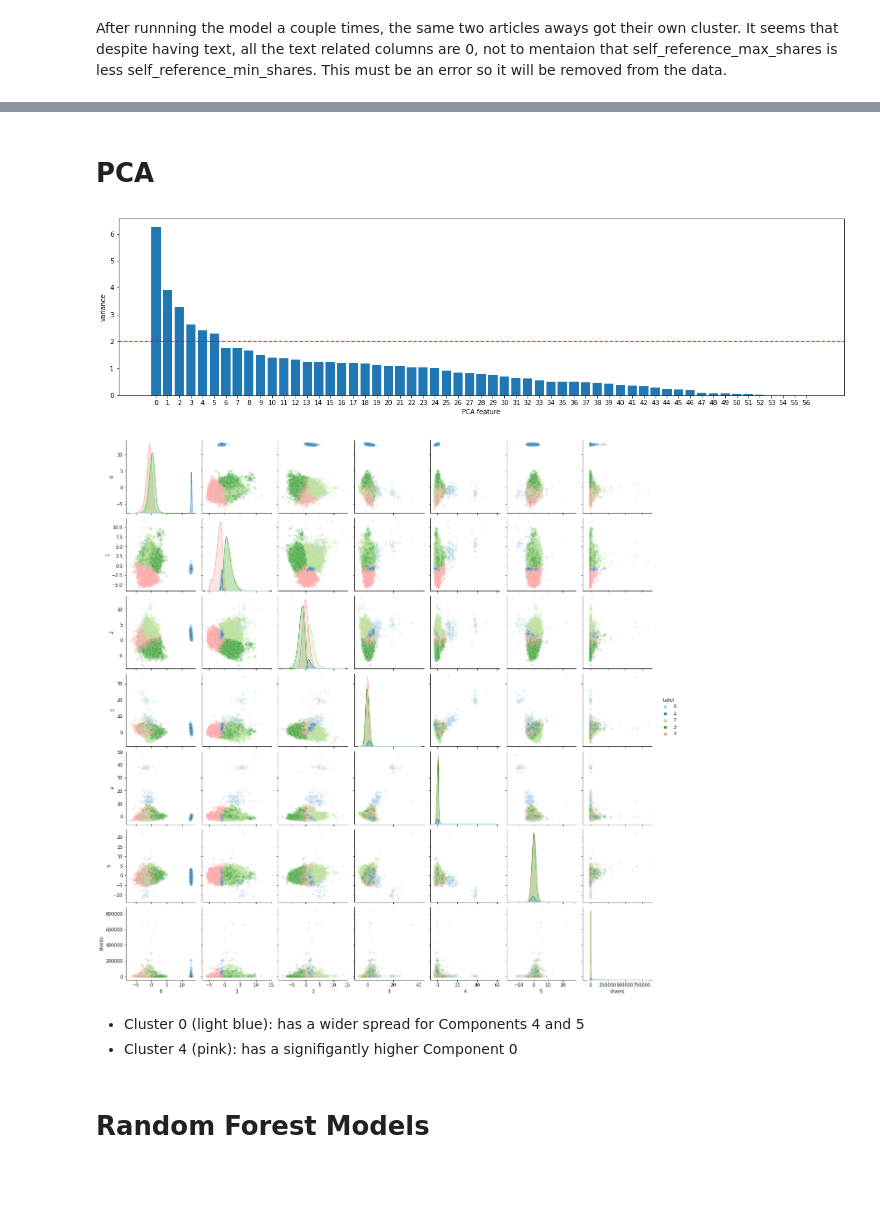
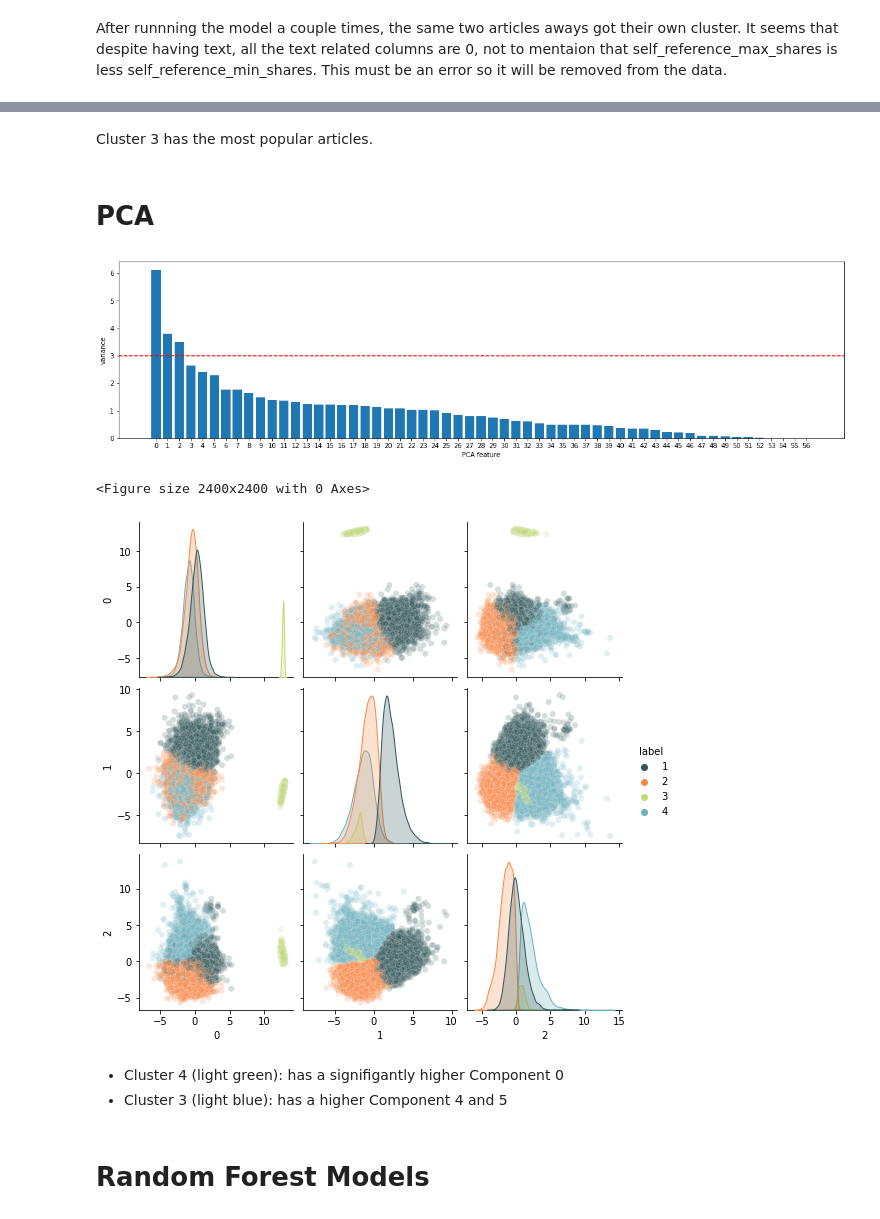
Before and after one commit to taracrutchfield/CapstoneTwo_ArticleShares, a Jupyter notebook: Pre-Processing and Modeling.ipynb, the cells around one changed output, grey strips where cells are left out. Saved outputs shown, nothing was run; the diff lists cells and outputs as text; code cells hidden in the pictures; blank space fills up the shorter version.

Commit message:
Made graphs larger

```diff
--- a/Pre-Processing and Modeling.ipynb
+++ b/Pre-Processing and Modeling.ipynb
@@ -81,15 +82,16 @@ Six looks like a good 'elbow' point, so I'll use six clusters
 # %%
-model_data_km = data.copy()
+model_data_km = data.copy().drop(columns='shares')
 
 X_km = model_data_km
-k = 5
+k = 4
 
 pipe = Pipeline(steps=[('scaler', StandardScaler()), ('KMean', KMeans(n_clusters=k))])
 pipe.fit(X_km)
 
 label=pipe.predict(X_km)
 
-model_data_km['label'] = label
+model_data_km['label'] = label+1
+model_data_km['shares'] = data['shares']
 
 model_data_km.label.value_counts()
 # %% [output]
@@ -136,3 +203,5 @@ Of these clusters, cluster 2 seems to contain the most viral articles.
+# %% [markdown]
+Cluster 3 has the most popular articles.
 # %% [markdown]
 # PCA
 # %%
@@ -150,7 +219,7 @@ features = pd.DataFrame({'features':range(0,model.n_components_),'varience':mode
 pca_features = pd.DataFrame(pca_features)
 
 # Set the variance threshold to select only top components
-thresh = 2
+thresh = 3
 
 # Plot the explained variances
 plt.figure(figsize=(20,5))
@@ -161,23 +230,24 @@ plt.ylabel('variance')
 plt.xticks(features.index)
 plt.show()
 # %% [output]
-[figure, old version]
+[figure, new version]
 # %%
 # attach labels to pca components
 pca_features['label'] = data_pca.label.values
-pca_features['shares'] = data_pca.shares.values
 
 # use thresh to select only the higher varience components
 columns_drop = list(features[features.varience < thresh].index)
 pca_features = pca_features.drop(columns = columns_drop)
 
 # Plot
-sns.pairplot(data=pca_features,hue='label',palette='Paired',plot_kws=dict(alpha=0.2));
+plt.figure(figsize=(16,16),dpi=300)
+sns.pairplot(data=pca_features,hue='label',palette=[c2,c3,c4,c1],plot_kws=dict(alpha=0.2));
 # %% [output]
+<Figure size 2400x2400 with 0 Axes>
-[figure, old version]
+[figure, new version]
-# %% [markdown]
- - Cluster 0 (light blue): has a wider spread for Components 4 and 5
- - Cluster 4 (pink): has a signifigantly higher Component 0
+# %% [markdown]
+ - Cluster 4 (light green): has a signifigantly higher Component 0
+ - Cluster 3 (light blue): has a higher Component 4 and 5
 # %% [markdown]
 # Random Forest Models
 # %%
```
Also changed, not shown: parts of 22 cells of this notebook, 1 other file.
